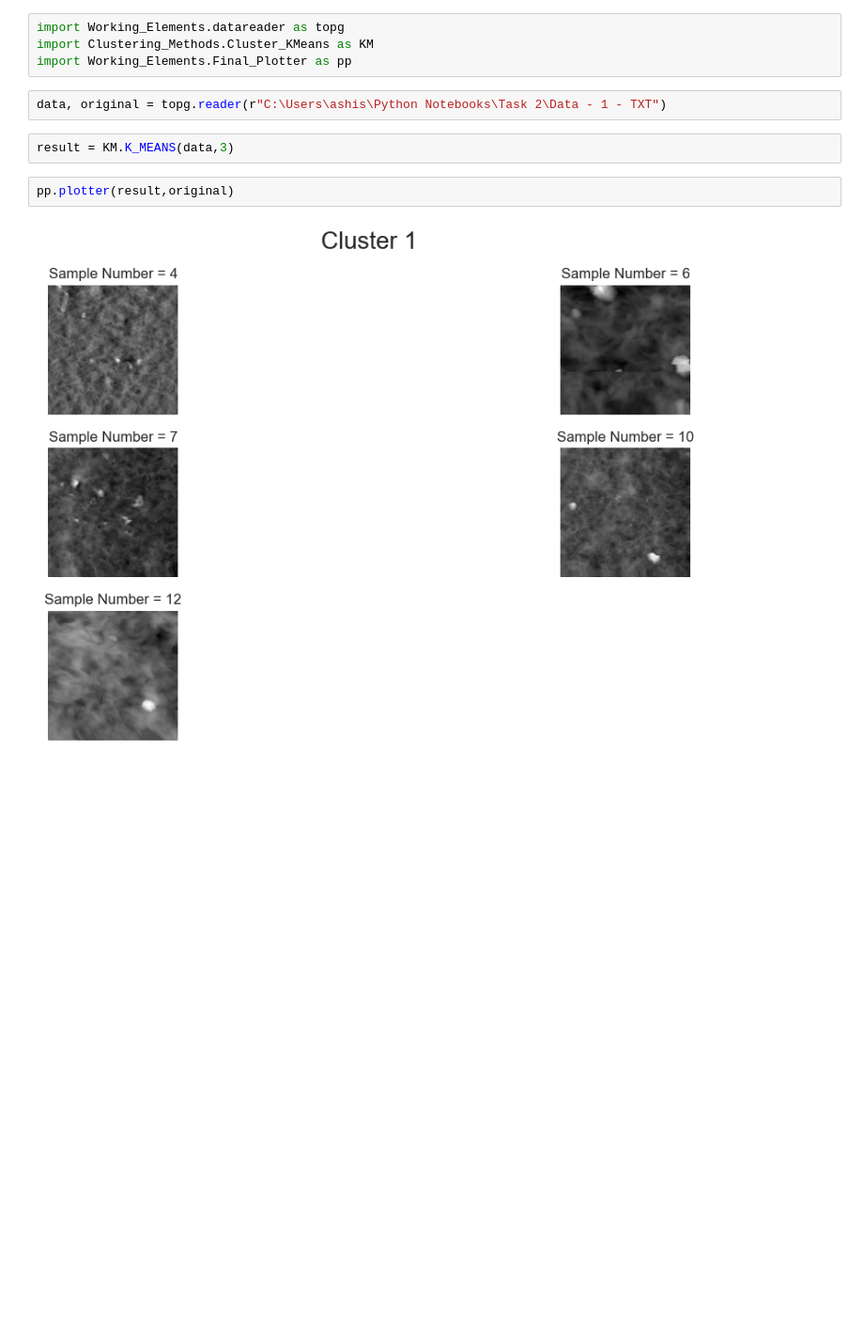
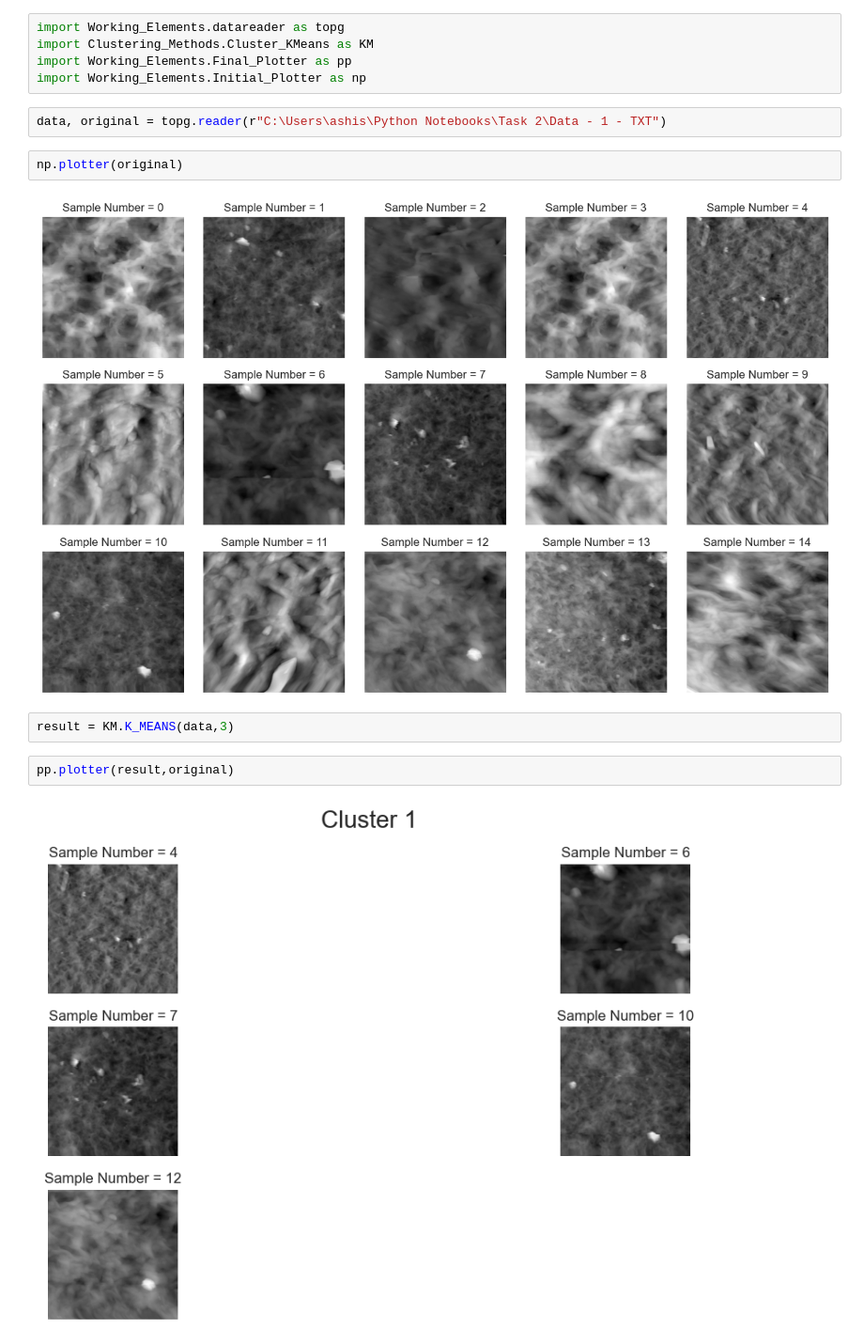
Before and after one commit to maddoxx02/Polymer_Clustering, a Jupyter notebook: worker.ipynb, the cells around one changed output. Shown at 94% size. Drawn from its saved outputs; the diff is of its cells as text; blank space fills up the shorter version.

```diff
--- a/worker.ipynb
+++ b/worker.ipynb
@@ -2,8 +2,13 @@
 import Working_Elements.datareader as topg
 import Clustering_Methods.Cluster_KMeans as KM
 import Working_Elements.Final_Plotter as pp
+import Working_Elements.Initial_Plotter as np
 # %%
 data, original = topg.reader(r"C:\Users\ashis\Python Notebooks\Task 2\Data - 1 - TXT")
+# %%
+np.plotter(original)
+# %% [output]
+[figure, added]
 # %%
 result = KM.K_MEANS(data,3)
 # %%
```
